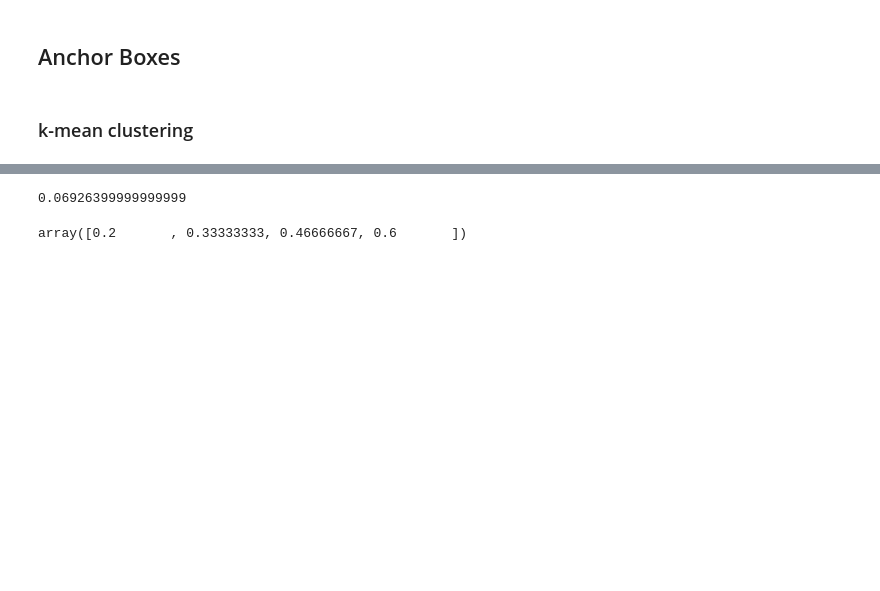
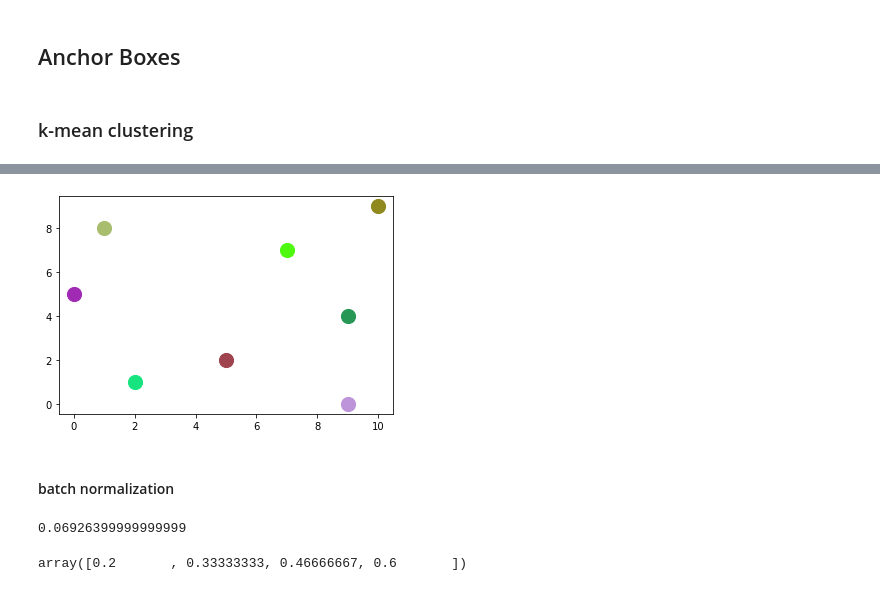
Before and after one commit to watanka/OBJECT_DETECTION, a Jupyter notebook: YOLOv2.ipynb, the cells around one changed output, grey strips where cells are left out. Drawn from its saved outputs; the diff is of its cells as text; code cells hidden in the pictures; blank space fills up the shorter version.

```diff
--- a/YOLOv2.ipynb
+++ b/YOLOv2.ipynb
@@ -66,3 +112,22 @@ def KmeanClustering(bboxes, max_iters, k = 5) :
+# %%
+## visualize ratio box
+import matplotlib.pyplot as plt
+import random
+
+number_of_colors = 8
+
+color = ["#"+''.join([random.choice('0123456789ABCDEF') for j in range(6)])
+             for i in range(number_of_colors)]
+
+
+for i in range(number_of_colors):
+    plt.scatter(random.randint(0, 10), random.randint(0,10), c=color[i], s=200)
+
+plt.show()
+# %% [output]
+[figure, added]
+# %% [markdown]
+#### batch normalization
 # %%
 '''
 reference : https://github.com/rafaelpadilla/Object-Detection-Metrics
```
Also changed, not shown: parts of 6 cells of this notebook.
